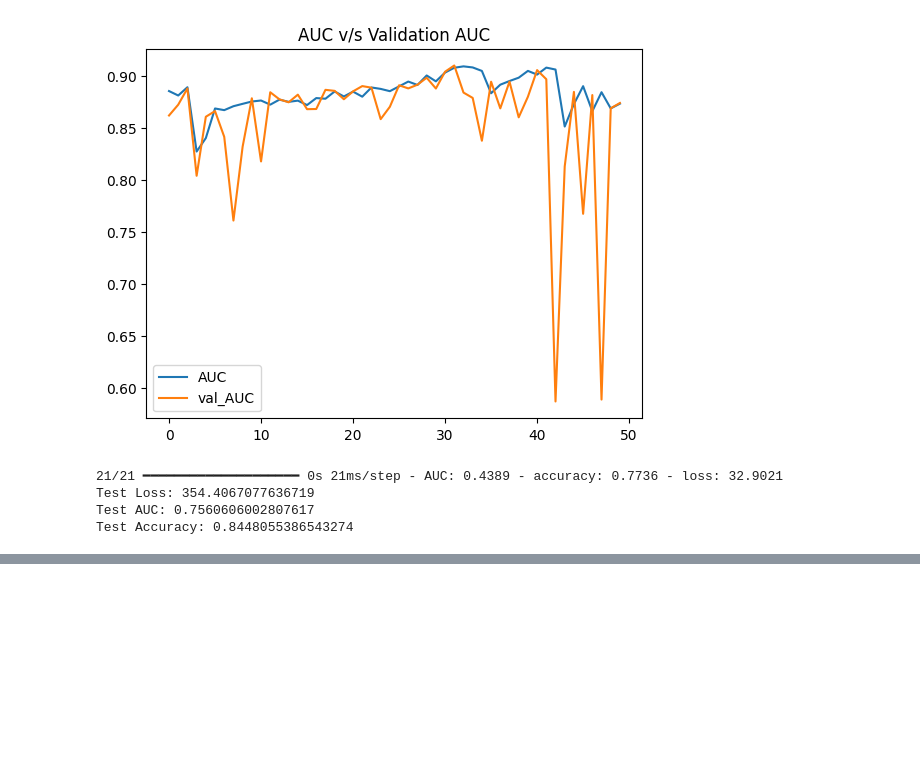
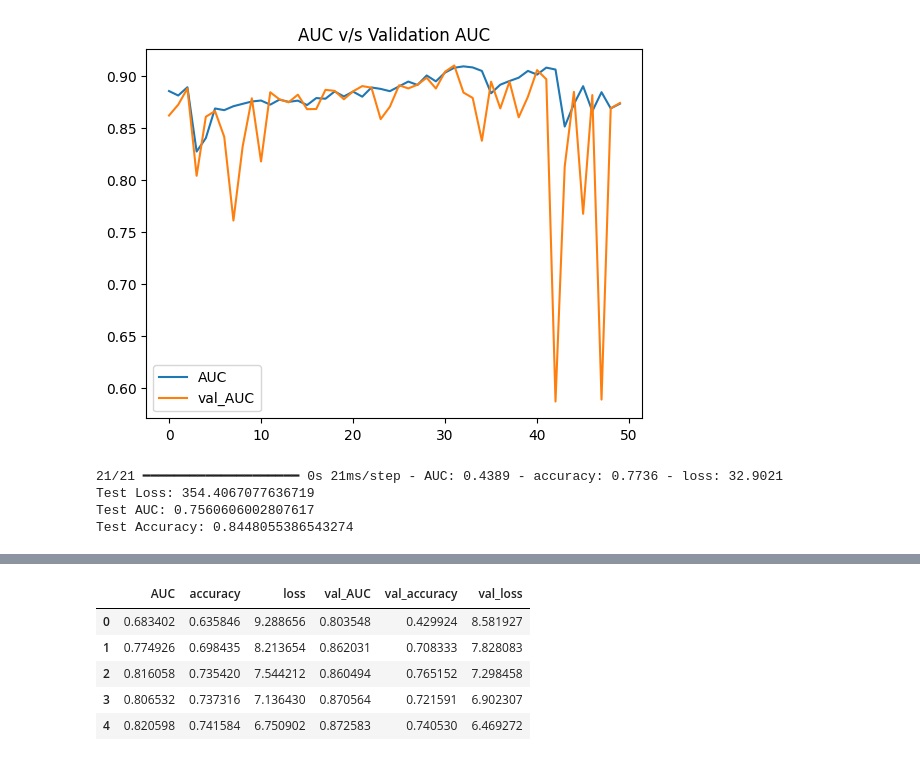
Before and after one commit to ishreya09/Skin-Cancer-Detection, a Jupyter notebook: skin-cancer-detection-malignant-vs-benign.ipynb, the cells around one changed output, grey strips where cells are left out. Saved outputs shown, nothing was run; the diff lists cells and outputs as text; code cells hidden in the pictures; blank space fills up the shorter version.

```diff
--- a/skin-cancer-detection-malignant-vs-benign.ipynb
+++ b/skin-cancer-detection-malignant-vs-benign.ipynb
@@ -738,0 +819,10 @@ model.save('CNN_SKINCANCER_Hyperparameter_Tuned.h5')
+# %%
+hist_df = pd.DataFrame(history.history)
+hist_df.head()
+# %% [output]
+|  | AUC | accuracy | loss | val_AUC | val_accuracy | val_loss |
+| 0 | 0.683402 | 0.635846 | 9.288656 | 0.803548 | 0.429924 | 8.581927 |
+| 1 | 0.774926 | 0.698435 | 8.213654 | 0.862031 | 0.708333 | 7.828083 |
+| 2 | 0.816058 | 0.735420 | 7.544212 | 0.860494 | 0.765152 | 7.298458 |
+| 3 | 0.806532 | 0.737316 | 7.136430 | 0.870564 | 0.721591 | 6.902307 |
+| 4 | 0.820598 | 0.741584 | 6.750902 | 0.872583 | 0.740530 | 6.469272 |
```
Also changed, not shown: parts of 8 cells of this notebook.
